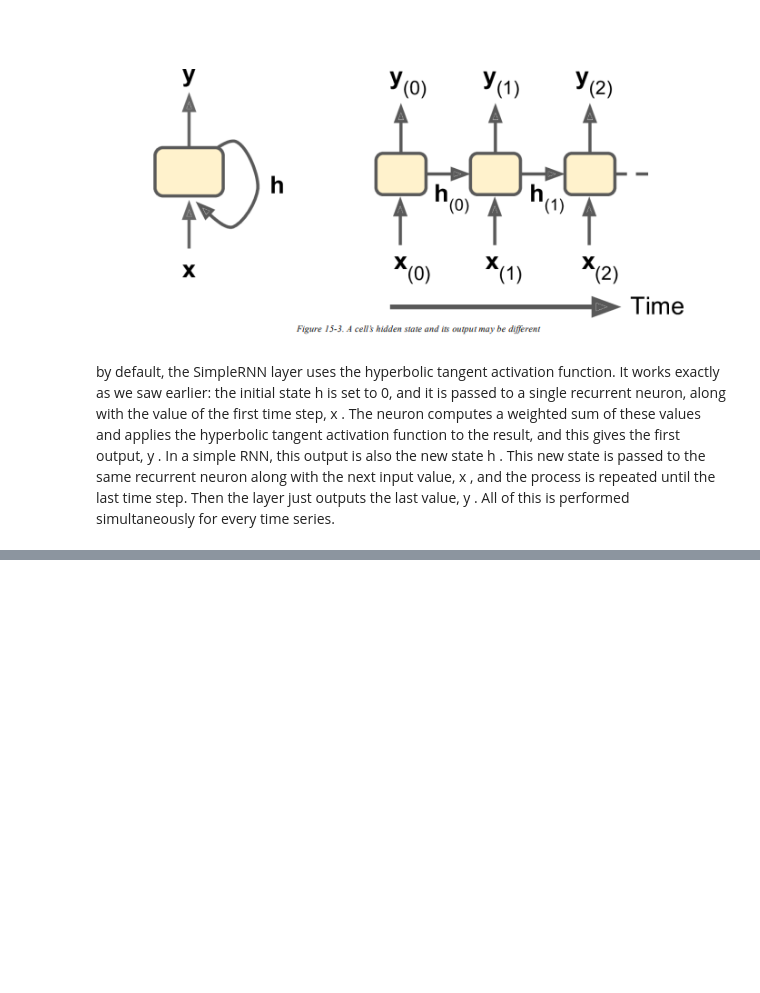
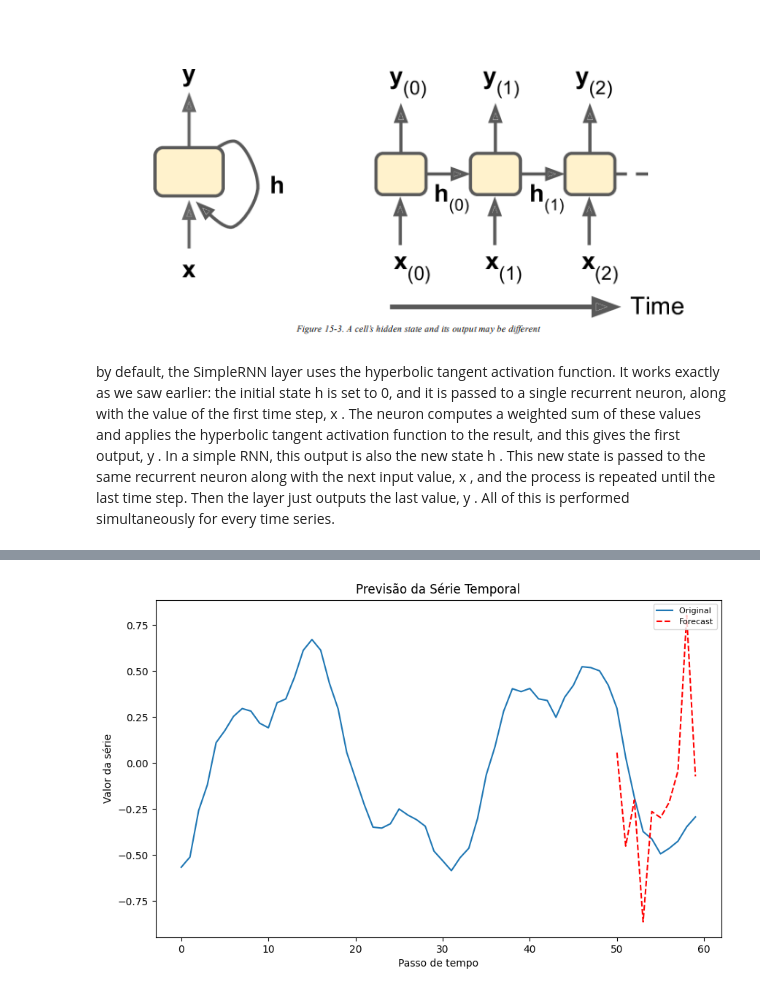
Before and after one commit to sarahmss/IC-2025.1, a Jupyter notebook: HOML/15-7/TimeSeries.ipynb, the cells around one changed output, grey strips where cells are left out. Drawn from its saved outputs; the diff is of its cells as text; code cells hidden in the pictures; blank space fills up the shorter version.

```diff
--- a/HOML/15-7/TimeSeries.ipynb
+++ b/HOML/15-7/TimeSeries.ipynb
@@ -170,0 +227,8 @@ Validation MSE: 0.0028
+# %%
+model = keras.models.Sequential([
+keras.layers.SimpleRNN(20, return_sequences=True, input_shape=[None, 1]),
+keras.layers.SimpleRNN(20),
+keras.layers.Dense(10)
+])
+Y_pred = model.predict(X_new)
+print(mean_squared_error(Y_new[0], Y_pred[0]))
@@ -170,0 +238,14 @@ Validation MSE: 0.0028
+# %%
+future_axis = np.arange(n_steps, n_steps + steps_ahead)  # Tempo futuro
+
+plt.figure(figsize=(10, 6))
+plt.plot(series[0, :, 0], label=f'Original ')
+plt.plot(future_axis, Y_pred[0], label='Forecast', color='red', linestyle='dashed')
+
+plt.xlabel("Passo de tempo")
+plt.ylabel("Valor da série")
+plt.title("Previsão da Série Temporal")
+plt.legend(loc="upper right", fontsize=8)
+plt.show()
+# %% [output]
+[figure, added]
```
Also changed, not shown: parts of 15 cells of this notebook.
